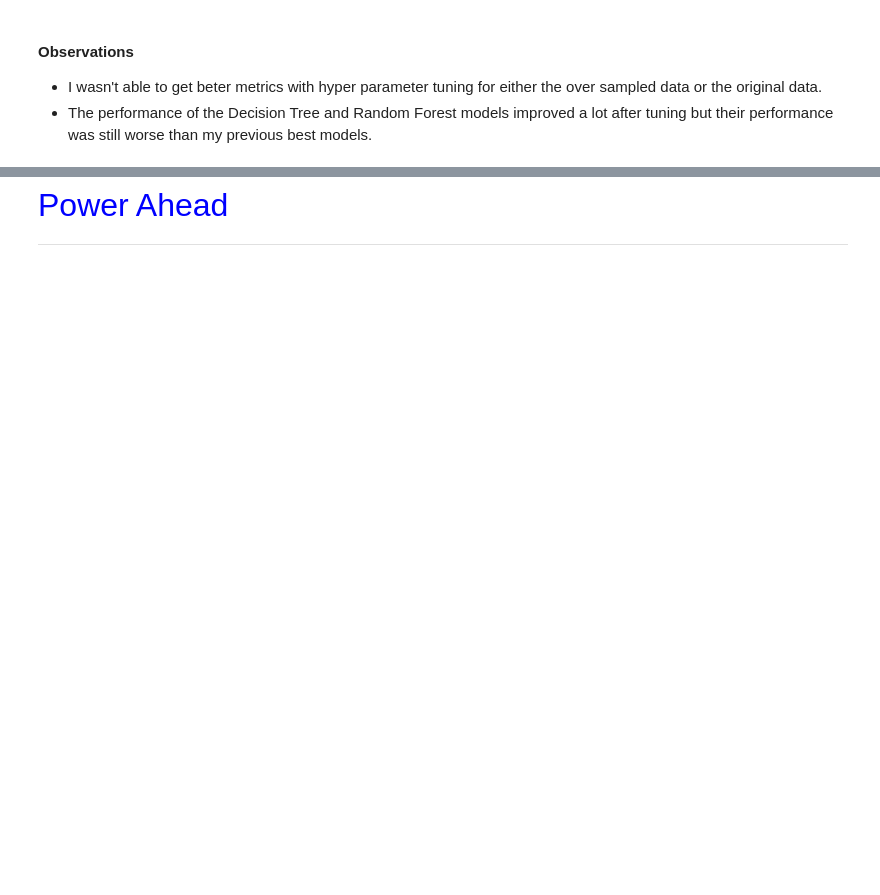
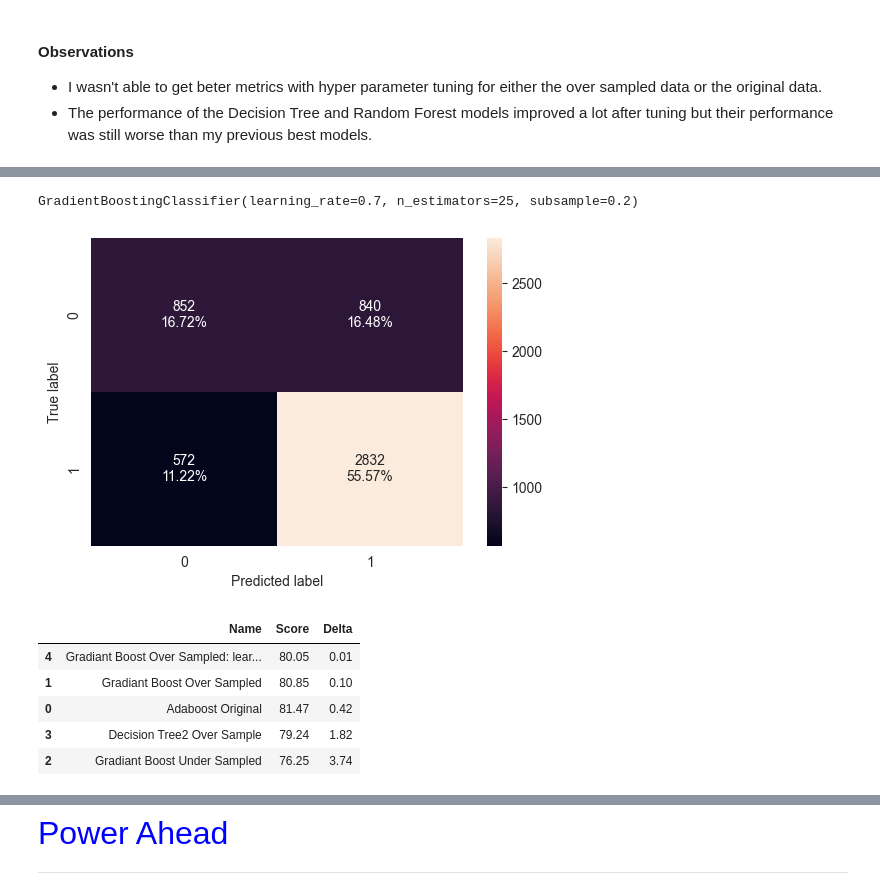
Before and after one commit to DanielLevenstein/EasyVisa_Machine_Learning_Project3, a Jupyter notebook: EasyVisa_Data_Analysis.ipynb, the cells around one changed output, grey strips where cells are left out. Saved outputs shown, nothing was run; the diff lists cells and outputs as text; code cells hidden in the pictures; blank space fills up the shorter version.

```diff
--- a/EasyVisa_Data_Analysis.ipynb
+++ b/EasyVisa_Data_Analysis.ipynb
@@ -1215,0 +1219,14 @@ Best Model Overall: Adaboost Over Sampled ~ Score: 80.85% ~ Delta: 0.10%
+# %%
+####  Code takes several minutes to run
+learning_rate_params = [.4,  .5, .6, .7]
+n_estimators_params = [25, 30, 35]
+subsample_params = [.2, .3, .4]
+gradiant_boost_models = []
+for learning_rate in learning_rate_params:
+    for n_estimators in n_estimators_params:
+        for subsample in subsample_params:
+            model = GradientBoostingClassifier(learning_rate=learning_rate, n_estimators=n_estimators, subsample=subsample)
+            model.fit(x_train_over, y_train_over.values.ravel())
+            gradiant_boost_models.append((f"Gradiant Boost Over Sampled: learning_rate: {learning_rate}, n_estimators: {n_estimators}, subsample: {subsample}", model))
+
+gradiant_boost_tuned_scores = model_performance_f1_df(gradiant_boost_models, x_train_over, y_train_over, x_test, y_test)
@@ -1215,0 +1251,23 @@ Best Model Overall: Adaboost Over Sampled ~ Score: 80.85% ~ Delta: 0.10%
+# %%
+gradiant_boost_over_tuned_scores = gradiant_boost_tuned_scores
+gradiant_boost_over_tuned_model = get_model_with_name(gradiant_boost_models, gradiant_boost_tuned_scores.loc[0].Name)
+gradiant_boost_over_model = get_model_with_name(gradiant_boost_models, gradiant_boost_tuned_scores.loc[0].Name)
+print(gradiant_boost_over_model)
+confusion_matrix_sklearn(gradiant_boost_over_model, x_test, y_test)
+df_best_models_stats.head()
+model_index = 4
+sr_new_row = gradiant_boost_tuned_scores.loc[0]
+df_best_models_stats.loc[loc_index] = [sr_new_row.Name, sr_new_row.Testing * 100, sr_new_row.Delta * 100]
+df_best_models_stats.head()
+best_model = gradiant_boost_tuned_model
+df_best_models_stats.sort_values('Delta', ascending=True, inplace=True)
+df_best_models_stats.head()
+# %% [output]
+GradientBoostingClassifier(learning_rate=0.7, n_estimators=25, subsample=0.2)
+[figure, added]
+|  | Name | Score | Delta |
+| 4 | Gradiant Boost Over Sampled: lear... | 80.05 | 0.01 |
+| 1 | Gradiant Boost Over Sampled | 80.85 | 0.10 |
+| 0 | Adaboost Original | 81.47 | 0.42 |
+| 3 | Decision Tree2 Over Sample | 79.24 | 1.82 |
+| 2 | Gradiant Boost Under Sampled | 76.25 | 3.74 |
```
Also changed, not shown: parts of 17 cells of this notebook, 1 other file.
